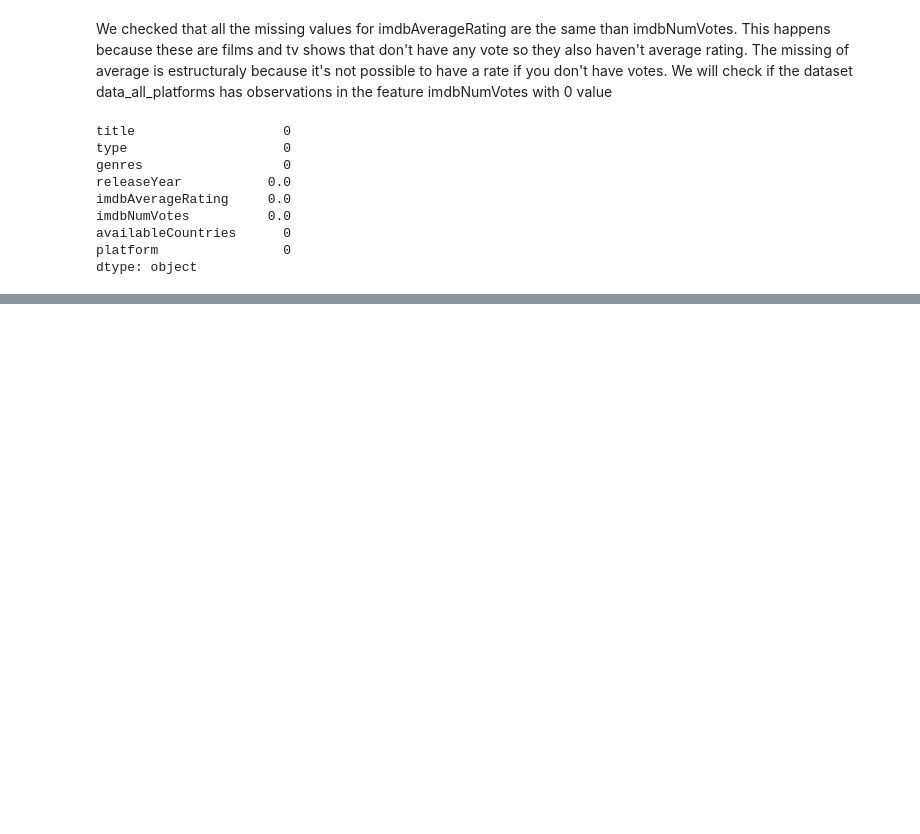
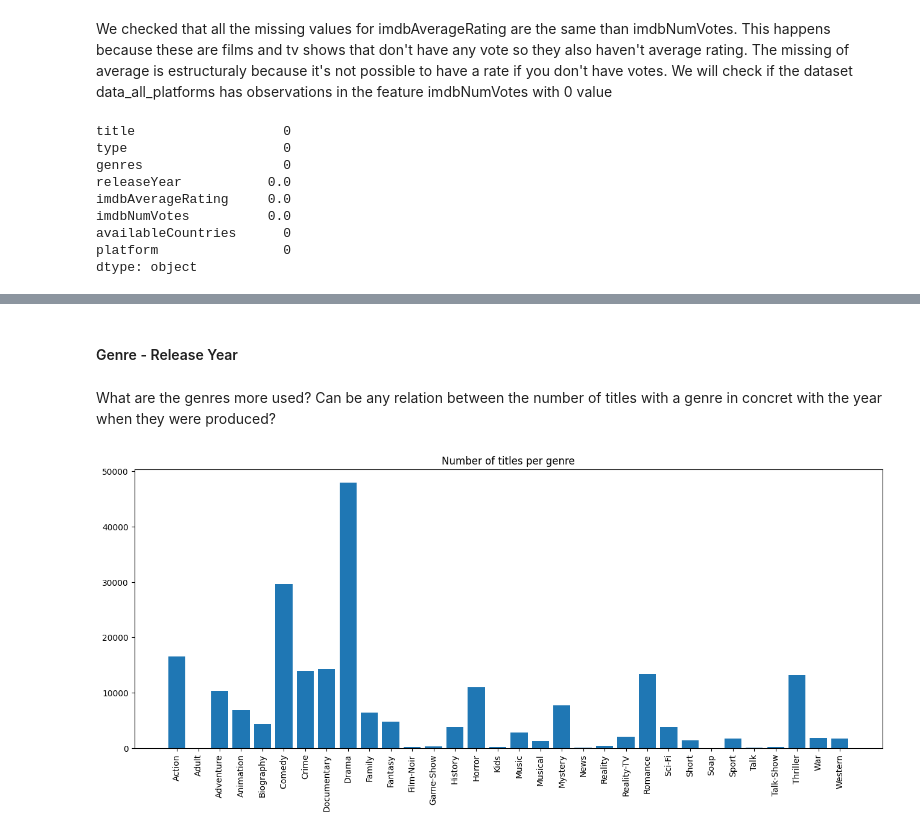
Before and after one commit to AndreuCalvo/-Data-Science-Portfolio-Films-TVShow-Platforms, a Jupyter notebook: analysis.ipynb, the cells around one changed output, grey strips where cells are left out. Saved outputs shown, nothing was run; the diff lists cells and outputs as text; code cells hidden in the pictures; blank space fills up the shorter version.

```diff
--- a/analysis.ipynb
+++ b/analysis.ipynb
@@ -544,0 +576,4 @@ So, we can change the missing values in imdbNumVotes as 0, and create a new type
+# %%
+data_all_platforms = data_all_platforms.fillna({'imdbAverageRating': data_all_platforms['imdbAverageRating'].mode()[0]})
+data_all_platforms = data_all_platforms.fillna({'imdbNumVotes': 0})
+print('Missing data in the dataset:', data_all_platforms.isnull().sum()/len(data_all_platforms))
@@ -544,0 +594,4 @@ So, we can change the missing values in imdbNumVotes as 0, and create a new type
+# %%
+genre_values = get_values_in_feature_list(data_all_platforms, 'genres')
+print('List of genres:', genre_values)
+print('Number of genres:', len(genre_values))
@@ -544,0 +665,15 @@ So, we can change the missing values in imdbNumVotes as 0, and create a new type
+# %% [markdown]
+#### Genre - Release Year
+# %% [markdown]
+What are the genres more used? Can be any relation between the number of titles with a genre in concret with the year when they were produced?
+# %%
+# Filter genre_values to include only those genres that are present in the columns of data_all_platforms_extended
+valid_genres = [genre for genre in genre_values if genre in data_all_platforms_extended.columns]
+
+plt.figure(figsize=(16, 6))
+plt.bar(valid_genres, data_all_platforms_extended[valid_genres].sum())
+plt.xticks(rotation=90)
+plt.title('Number of titles per genre')
+plt.show()
+# %% [output]
+[figure, added]
```
Also changed, not shown: parts of 53 cells of this notebook, 1 other file.
